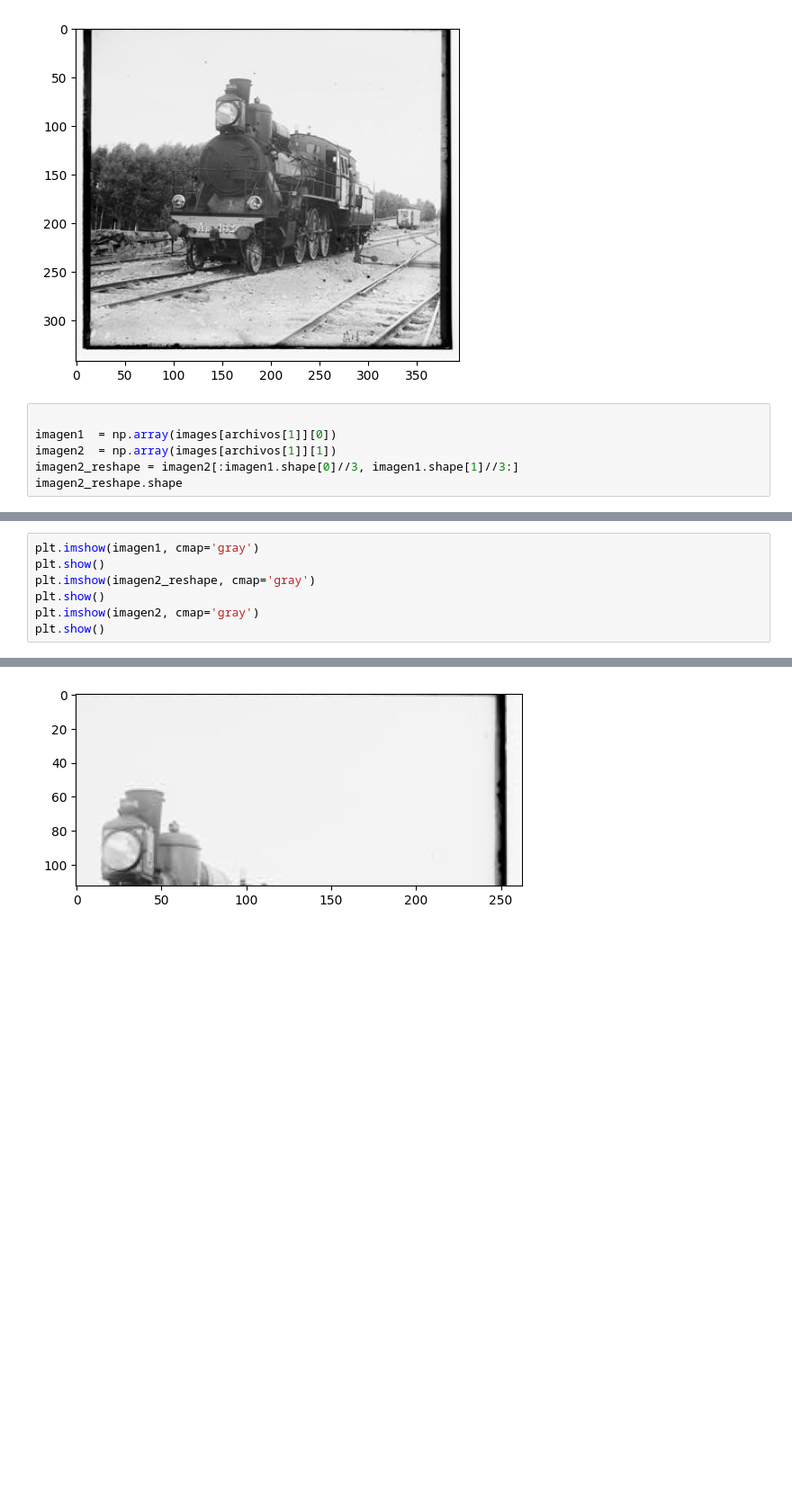
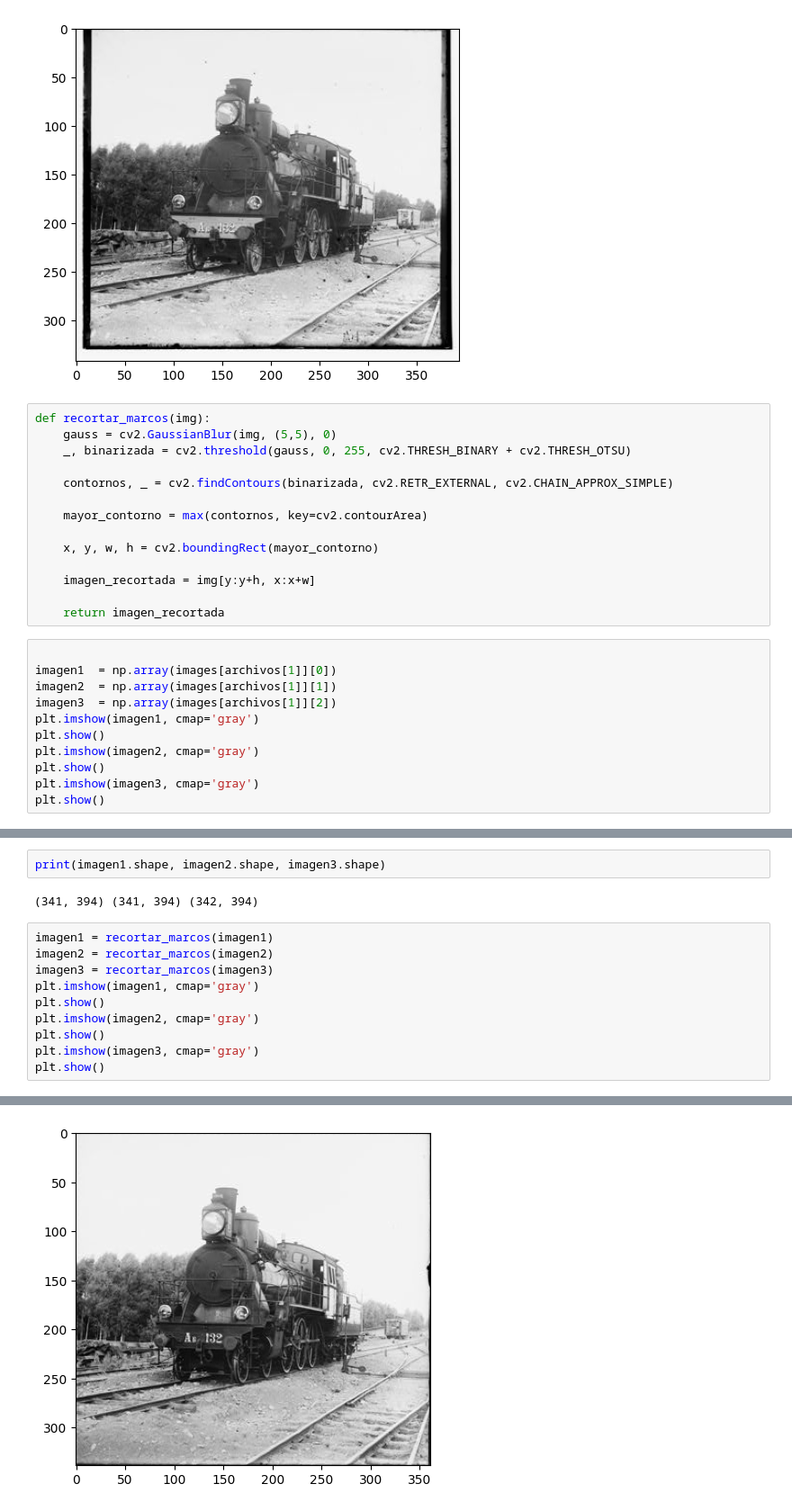
Before and after one commit to albertceballos0/UAB-VC-voice-identification, a Jupyter notebook: LAB2/lab2.ipynb, the cells around one changed output, grey strips where cells are left out. Shown at 90% size. Drawn from its saved outputs; the diff is of its cells as text; blank space fills up the shorter version.

```diff
--- a/LAB2/lab2.ipynb
+++ b/LAB2/lab2.ipynb
@@ -43,10 +44,29 @@ plt.show()
 [figure]
 [figure]
 [figure]
+# %%
+def recortar_marcos(img):
+    gauss = cv2.GaussianBlur(img, (5,5), 0)
+    _, binarizada = cv2.threshold(gauss, 0, 255, cv2.THRESH_BINARY + cv2.THRESH_OTSU)
+
+    contornos, _ = cv2.findContours(binarizada, cv2.RETR_EXTERNAL, cv2.CHAIN_APPROX_SIMPLE)
+
+    mayor_contorno = max(contornos, key=cv2.contourArea)
+
+    x, y, w, h = cv2.boundingRect(mayor_contorno)
+
+    imagen_recortada = img[y:y+h, x:x+w]
+
+    return imagen_recortada
 # %%
 
 imagen1  = np.array(images[archivos[1]][0])
 imagen2  = np.array(images[archivos[1]][1])
-imagen2_reshape = imagen2[:imagen1.shape[0]//3, imagen1.shape[1]//3:]
-imagen2_reshape.shape
+imagen3  = np.array(images[archivos[1]][2])
+plt.imshow(imagen1, cmap='gray')
+plt.show()
+plt.imshow(imagen2, cmap='gray')
+plt.show()
+plt.imshow(imagen3, cmap='gray')
+plt.show()
 # %% [output]
@@ -54,8 +76,15 @@ imagen2_reshape.shape
+# %%
+print(imagen1.shape, imagen2.shape, imagen3.shape)
+# %% [output]
+(341, 394) (341, 394) (342, 394)
 # %%
+imagen1 = recortar_marcos(imagen1)
+imagen2 = recortar_marcos(imagen2)
+imagen3 = recortar_marcos(imagen3)
 plt.imshow(imagen1, cmap='gray')
-plt.show()
-plt.imshow(imagen2_reshape, cmap='gray')
 plt.show()
 plt.imshow(imagen2, cmap='gray')
 plt.show()
+plt.imshow(imagen3, cmap='gray')
+plt.show()
 # %% [output]
@@ -63 +92 @@ plt.show()
-[figure, old version]
+[figure, new version]
```
Also changed, not shown: parts of 21 cells of this notebook.
